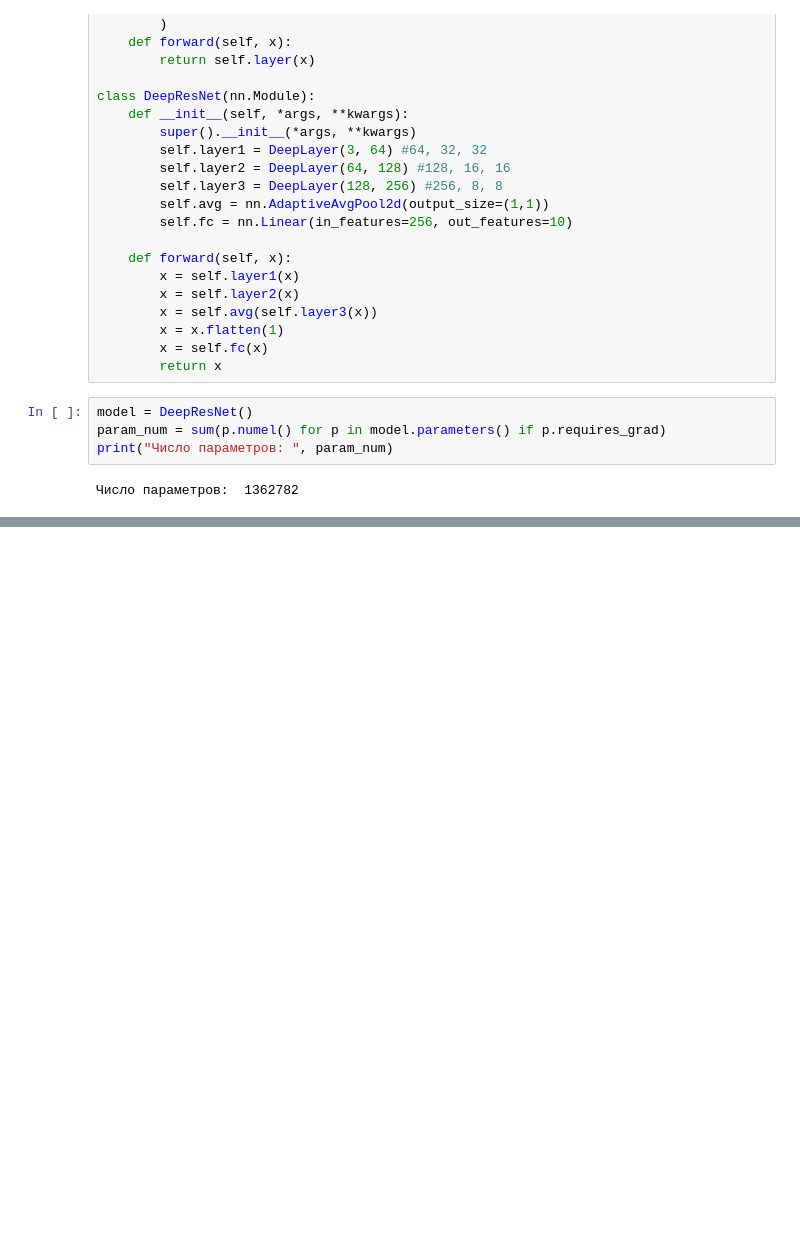
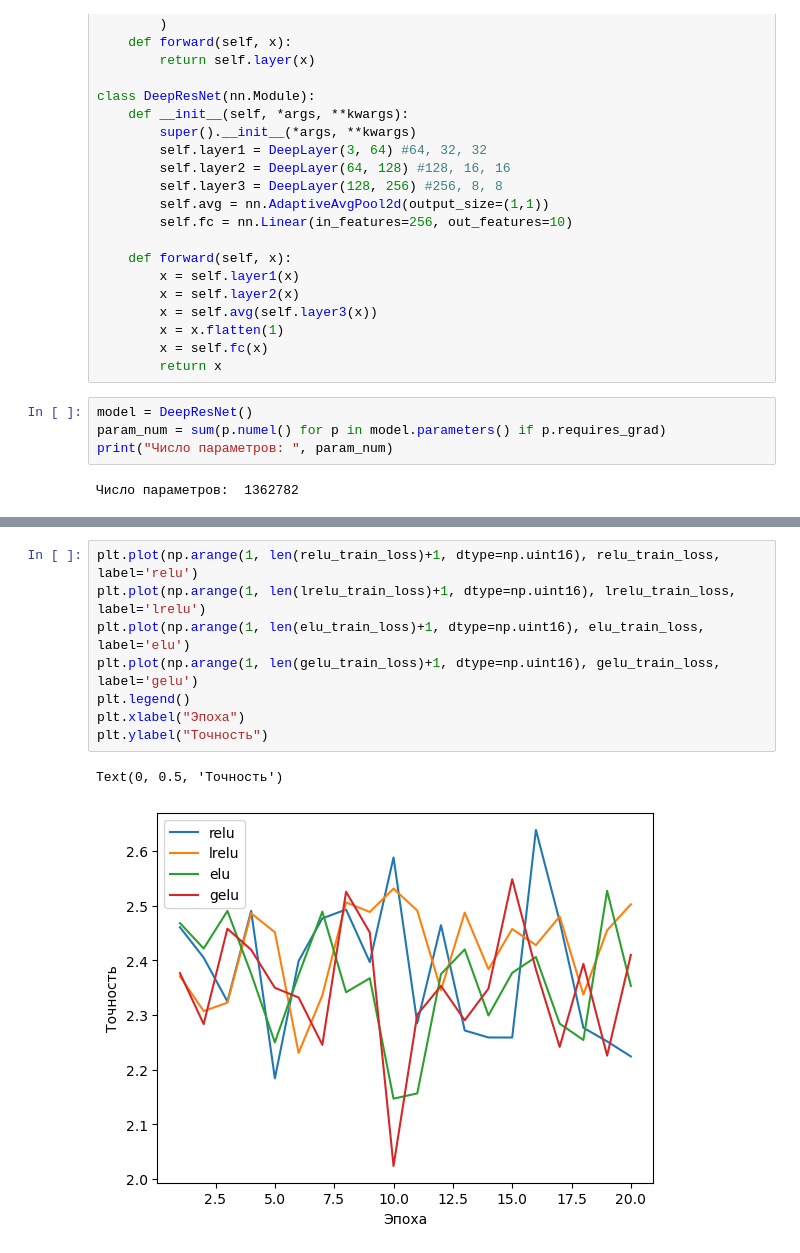
Before and after one commit to EHAT32/cv-masters-2025-fall, a Jupyter notebook: hw2.ipynb, the cells around one changed output, grey strips where cells are left out. Saved outputs shown, nothing was run; the diff lists cells and outputs as text; blank space fills up the shorter version.

```diff
--- a/hw2.ipynb
+++ b/hw2.ipynb
@@ -967,0 +1197,11 @@ print("Число параметров: ", param_num)
+# %%
+plt.plot(np.arange(1, len(relu_train_loss)+1, dtype=np.uint16), relu_train_loss, label='relu')
+plt.plot(np.arange(1, len(lrelu_train_loss)+1, dtype=np.uint16), lrelu_train_loss, label='lrelu')
+plt.plot(np.arange(1, len(elu_train_loss)+1, dtype=np.uint16), elu_train_loss, label='elu')
+plt.plot(np.arange(1, len(gelu_train_loss)+1, dtype=np.uint16), gelu_train_loss, label='gelu')
+plt.legend()
+plt.xlabel("Эпоха")
+plt.ylabel("Точность")
+# %% [output]
+Text(0, 0.5, 'Точность')
+[figure, added]
```
Also changed, not shown: parts of 37 cells of this notebook.
